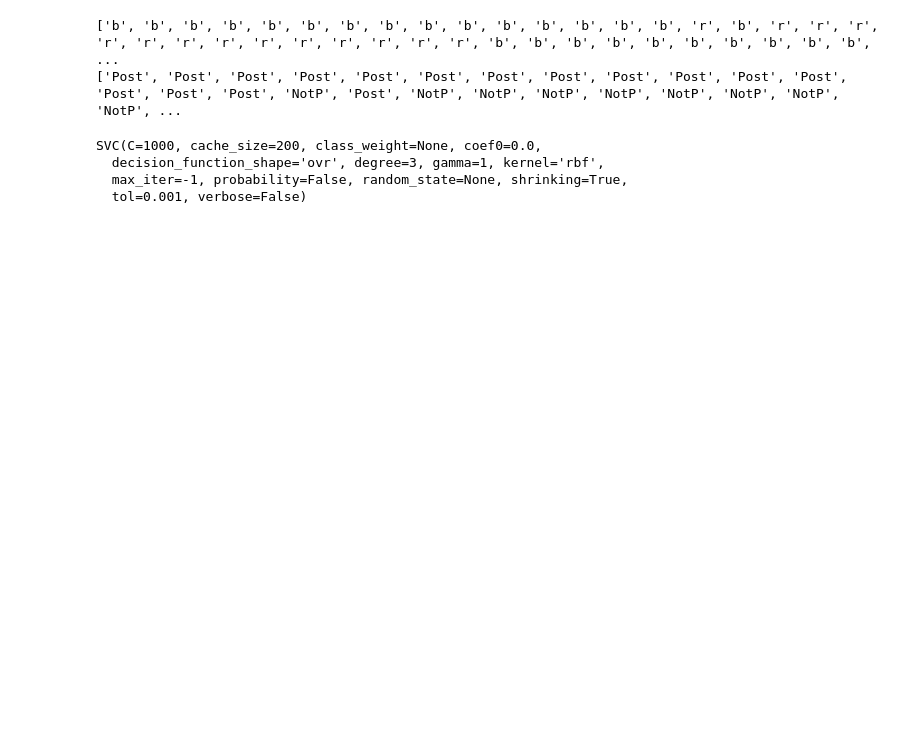
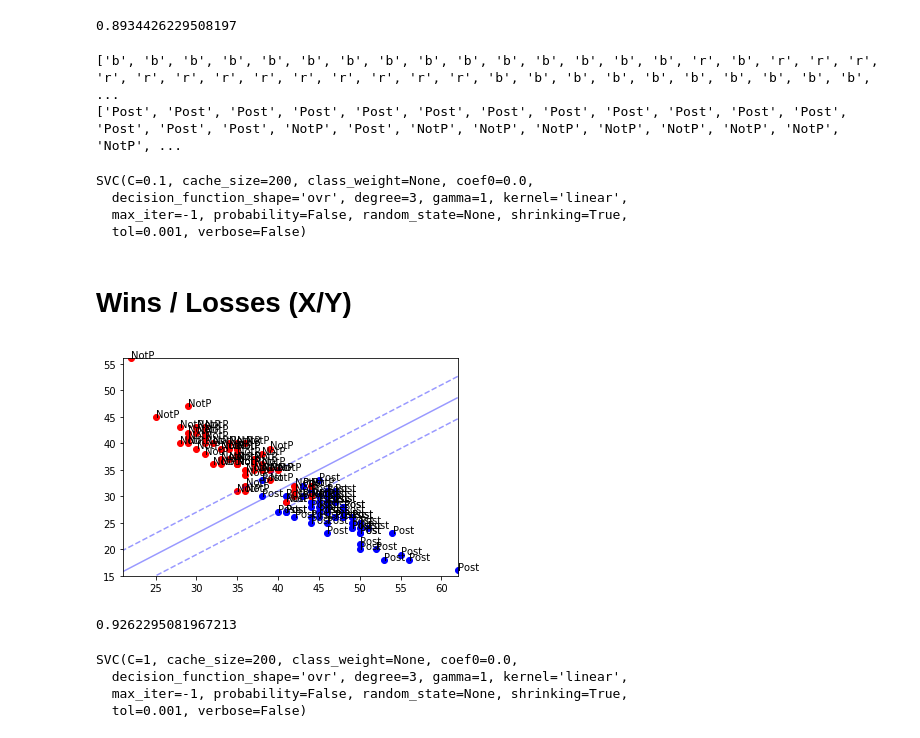
Before and after one commit to SWHarrison/DS-2-1, a Jupyter notebook: FinalDS2-1.ipynb, the cells around one changed output. Cells and saved outputs as stored; diff of their text form; code cells hidden in the pictures; blank space fills up the shorter version.

```diff
--- a/FinalDS2-1.ipynb
+++ b/FinalDS2-1.ipynb
@@ -56,8 +74,19 @@ print(X_test)
+# %%
+svm_classifier.score(X, y)
+# %% [output]
+0.8934426229508197
+# %%
+x1 = df.W
+x2 = df.L
+X_train = np.array(list(zip(x1,x2)))
+y_train = df.Playoff.values
 # %%
+# Create labels and colors for graphs
+
 color_ls = []
 label = []
 
-for k in y.values:
+for k in y_train:
     if k == 1:
         color_ls.append('b')
         label.append('Post')
@@ -70,3 +99,34 @@ print(label)
 # %% [output]
 ['b', 'b', 'b', 'b', 'b', 'b', 'b', 'b', 'b', 'b', 'b', 'b', 'b', 'b', 'b', 'r', 'b', 'r', 'r', 'r', 'r', 'r', 'r', 'r', 'r', 'r', 'r', 'r', 'r', 'r', 'b', 'b', 'b', 'b', 'b', 'b', 'b', 'b', 'b', 'b', ...
 ['Post', 'Post', 'Post', 'Post', 'Post', 'Post', 'Post', 'Post', 'Post', 'Post', 'Post', 'Post', 'Post', 'Post', 'Post', 'NotP', 'Post', 'NotP', 'NotP', 'NotP', 'NotP', 'NotP', 'NotP', 'NotP', 'NotP', ...
+# %%
+svm_classifier = svm.SVC(kernel = 'linear', gamma = 1, C = 0.1)
+svm_classifier.fit(X_train, y_train)
+# %% [output]
+SVC(C=0.1, cache_size=200, class_weight=None, coef0=0.0,
+  decision_function_shape='ovr', degree=3, gamma=1, kernel='linear',
+  max_iter=-1, probability=False, random_state=None, shrinking=True,
+  tol=0.001, verbose=False)
+# %% [markdown]
+# Wins / Losses (X/Y)
+# %%
+def plot_decision_boundary(clf, X, y):
+    x1_min, x1_max = X[:, 0].min() - 1, X[:, 0].max() + 1
+    x2_min, x2_max = X[:, 1].min() - 1, X[:, 1].max() + 1
+    xx1, xx2 = np.meshgrid(np.arange(x1_min, x1_max),np.arange(x2_min, x2_max))
+    Z = clf.decision_function(np.array([xx1.ravel(), xx2.ravel()]).T).reshape(xx1.shape)
+    plt.contour(xx1, xx2, Z, colors='b', levels=[-1, 0, 1], alpha=0.4, linestyles=['--', '-', '--'])
+    plt.xlim(xx1.min(), xx1.max())
+    plt.ylim(xx2.min(), xx2.max())
+
+plot_decision_boundary(svm_classifier, X_train, y_train)
+
+for k, (i,j) in enumerate(X_train):
+    plt.scatter(i,j,c = color_ls[k])
+    plt.text(i+0.02,j+0.02, label[k])
+# %% [output]
+[figure, added]
+# %%
+svm_classifier.score(X_train, y_train)
+# %% [output]
+0.9262295081967213
@@ -73,10 +137,8 @@ print(label)
 # %%
-from sklearn import svm
-
-svm_classifier = svm.SVC(kernel = 'rbf', gamma = 1, C = 1000)
+svm_classifier = svm.SVC(kernel = 'linear', gamma = 1, C = 1)
 svm_classifier.fit(X_train, y_train)
 # %% [output]
-SVC(C=1000, cache_size=200, class_weight=None, coef0=0.0,
-  decision_function_shape='ovr', degree=3, gamma=1, kernel='rbf',
+SVC(C=1, cache_size=200, class_weight=None, coef0=0.0,
+  decision_function_shape='ovr', degree=3, gamma=1, kernel='linear',
   max_iter=-1, probability=False, random_state=None, shrinking=True,
   tol=0.001, verbose=False)
```
Also changed, not shown: parts of 33 cells of this notebook, 1 other file.
